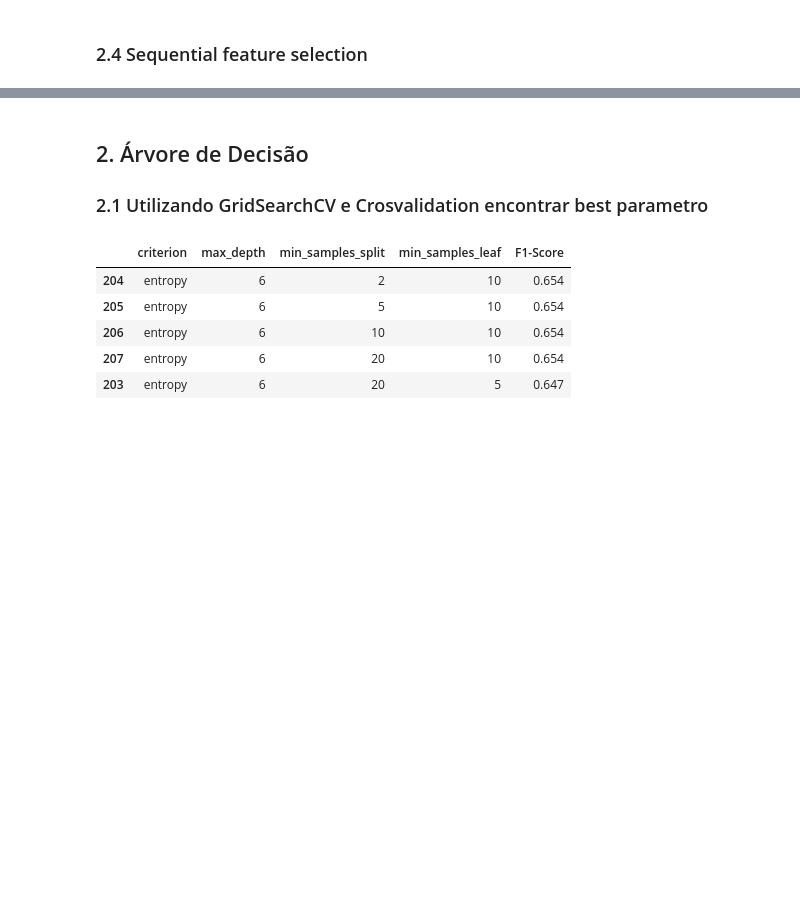
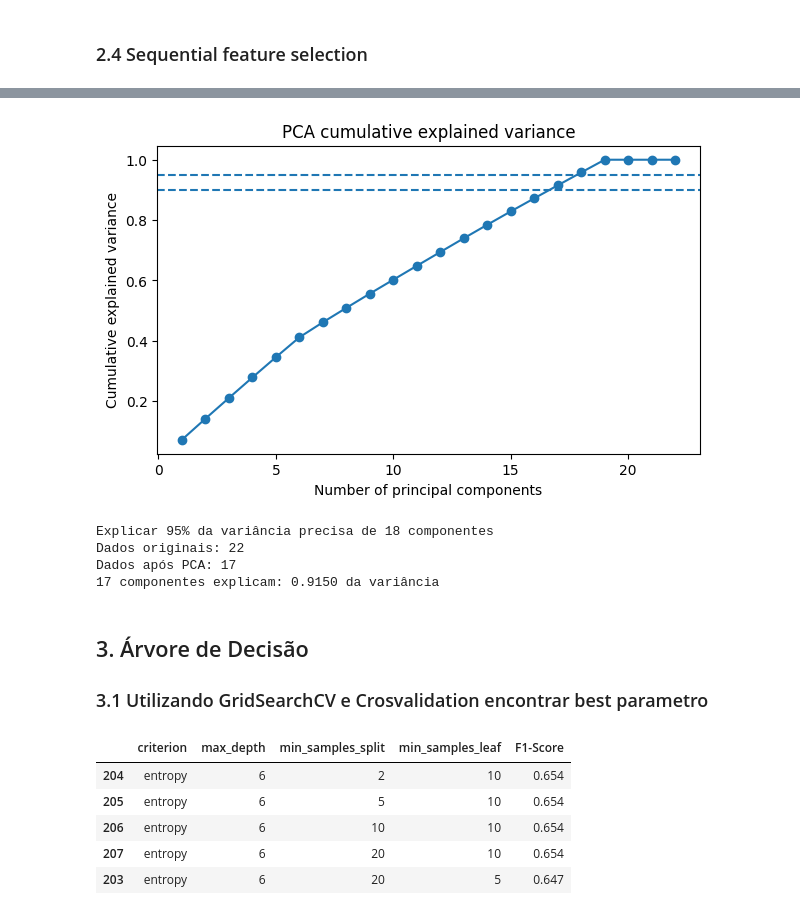
Before and after one commit to OJsan-ForReal/FAA-G22, a Jupyter notebook: projeto_G22_Classificacao.ipynb, the cells around one changed output, grey strips where cells are left out. Saved outputs shown, nothing was run; the diff lists cells and outputs as text; code cells hidden in the pictures; blank space fills up the shorter version.

```diff
--- a/projeto_G22_Classificacao.ipynb
+++ b/projeto_G22_Classificacao.ipynb
@@ -384,0 +463,24 @@ sfs = SequentialFeatureSelector(base_lr, n_features_to_select=8,direction="forwa
+# %%
+from sklearn.decomposition import PCA
+# PCA 需要在标准化后的数据上运行
+scaler = StandardScaler()
+X_learning_scaled = scaler.fit_transform(X_learning)
+X_test_scaled = scaler.transform(X_test)
+
+# 先运行完整 PCA 看解释方差
+pca_full = PCA()
+pca_full.fit(X_learning_scaled)
+
+#获取每个主成分解释的方差比例数组。
+explained_variance = pca_full.explained_variance_ratio_
+#使用 numpy 计算累积方差比例（例如，第一和第二成分总共解释了多少）。
+cumulative_variance = np.cumsum(explained_variance)
+
+
+grafico = pd.DataFrame({
+    "explained_variance_ratio": explained_variance,
+    "cumulative_variance": cumulative_variance
+}).head(10)
+
+
+print(grafico)
@@ -385,6 +499,47 @@ sfs = SequentialFeatureSelector(base_lr, n_features_to_select=8,direction="forwa
+# %%
+plt.figure(figsize=(7, 4))
+plt.plot(range(1, len(cumulative_variance) + 1), cumulative_variance, marker="o")
+plt.axhline(0.90, linestyle="--")
+plt.axhline(0.95, linestyle="--")
+plt.xlabel("Number of principal components")
+plt.ylabel("Cumulative explained variance")
+plt.title("PCA cumulative explained variance")
+plt.show()
+# %% [output]
+[figure, added]
+# %%
+# Para escolher o número de componentes, podemos usar a regra de 95% de variância explicada como critério.
+n_components_95 = np.argmax(cumulative_variance >= 0.95) + 1
+print(f"Explicar 95% da variância precisa de {n_components_95} componentes")
+
+# 也可以固定一个数量，比如保留10个成分
+n_components = min(17, X_learning.shape[1])  # 保留10个或更少
+
+# 实例化 PCA，设置 n_components 为我们选择的数量。
+pca = PCA(n_components=n_components)
+pca.fit(X_learning_scaled)
+
+#将训练数据转换到新的 17 维主成分空间。
+X_learning_pca_scaled = pca.fit_transform(X_learning_scaled)
+#将测试集转换到同一个主成分空间。
+X_test_pca_scaled = pca.transform(X_test_scaled)
+
+pca_features_removed = []  # 创建一个空列表
+for col in X_learning.columns:      # 遍历每一个特征名
+    if col not in selected_var_features and col not in to_drop_corr and col not in top_mi_features and col not in selected_sfs_features:   # 如果这个特征不在"被选中的特征列表"里
+        pca_features_removed.append(col)   # 就把它加入"被移除的特征列表"
+
+print(f"Dados originais: {X_learning.shape[1]}")
+print(f"Dados após PCA: {X_learning_pca_scaled.shape[1]}")
+print(f"{n_components} componentes explicam: {cumulative_variance[n_components-1]:.4f} da variância")
+# %% [output]
+Explicar 95% da variância precisa de 18 componentes
+Dados originais: 22
+Dados após PCA: 17
+17 componentes explicam: 0.9150 da variância
 # %% [markdown]
-## 2. Árvore de Decisão
-### 2.1 Utilizando GridSearchCV e Crosvalidation encontrar best parametro
+## 3. Árvore de Decisão
+### 3.1 Utilizando GridSearchCV e Crosvalidation encontrar best parametro
 # %%
 from sklearn.model_selection import GridSearchCV
 from sklearn.model_selection import StratifiedKFold, cross_validate
```
Also changed, not shown: parts of 22 cells of this notebook.
